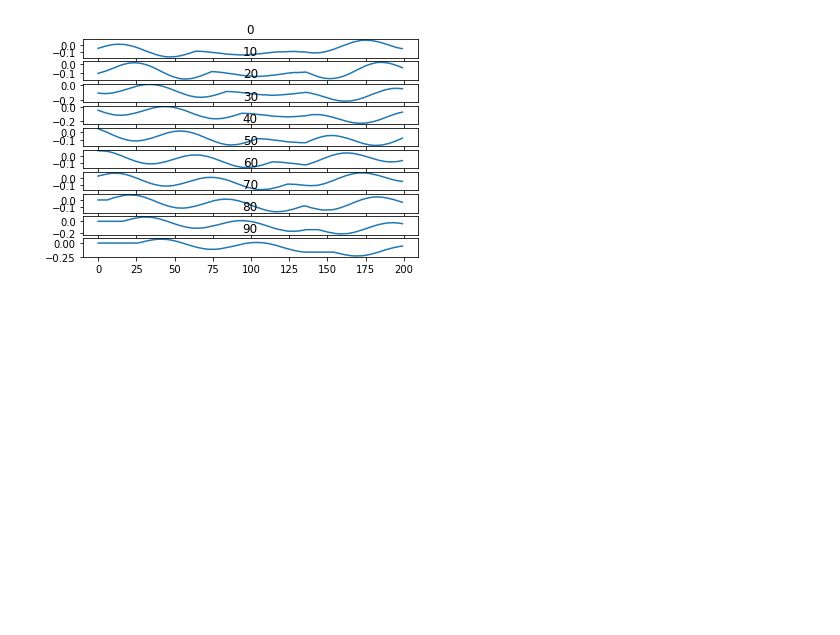
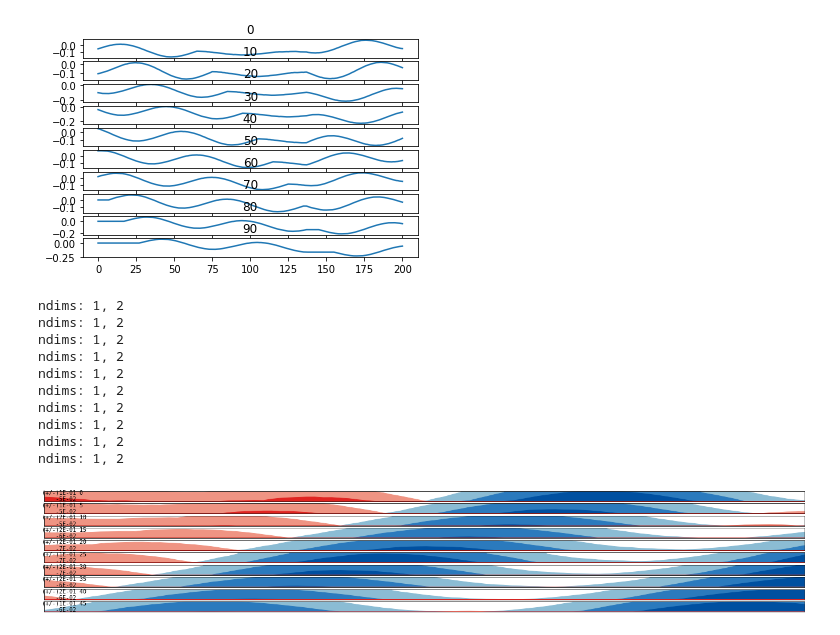
Before and after one commit to 7yl4r/plo7y, a Jupyter notebook: plo7y/reporters/cross_correlation/ccf_different_lags.ipynb, the cells around one changed output. Cells and saved outputs as stored; diff of their text form; code cells hidden in the pictures; blank space fills up the shorter version.

Commit message:
+ horizongraph of lags

```diff
--- a/plo7y/reporters/cross_correlation/ccf_different_lags.ipynb
+++ b/plo7y/reporters/cross_correlation/ccf_different_lags.ipynb
@@ -49,3 +51,48 @@ ndims: 1, 2
 ndims: 1, 2
 ndims: 1, 2
 [figure]
+# %%
+"""Plot w/ horizonplot"""
+from plo7y.plotters.ccf_scipy import prep_dataframes
+import matplotlib.pyplot as plt
+from scipy import signal
+import numpy as np
+import pandas as pd
+
+sig_len = 128
+
+n_plots = 10
+step_n = 5
+
+x_0 = min(sig)
+x_f = max(sig)
+dx = len(sig)
+df = pd.DataFrame({"x": np.linspace(x_0, x_f, dx)})
+
+lags = []
+for lag in range(0, n_plots*step_n, step_n):
+    sig_2b = sig_2.shift(lag)
+    sig, sig_2b = prep_dataframes(sig, sig_2b)
+    sig_2b = np.nan_to_num(sig_2b)
+    corr = signal.correlate(sig_2b, np.ones(sig_len), mode='same') / sig_len
+#     print(corr)
+    df[str(lag)] = corr
+    lags.append(str(lag))
+
+
+from plo7y.plotters.ts_many_horizongraph import plot
+plot(
+    df, 'x', lags,
+)
+# %% [output]
+ndims: 1, 2
+ndims: 1, 2
+ndims: 1, 2
+ndims: 1, 2
+ndims: 1, 2
+ndims: 1, 2
+ndims: 1, 2
+ndims: 1, 2
+ndims: 1, 2
+ndims: 1, 2
+[figure, added]
```
Also changed, not shown: parts of 1 cell of this notebook, 1 other file.
